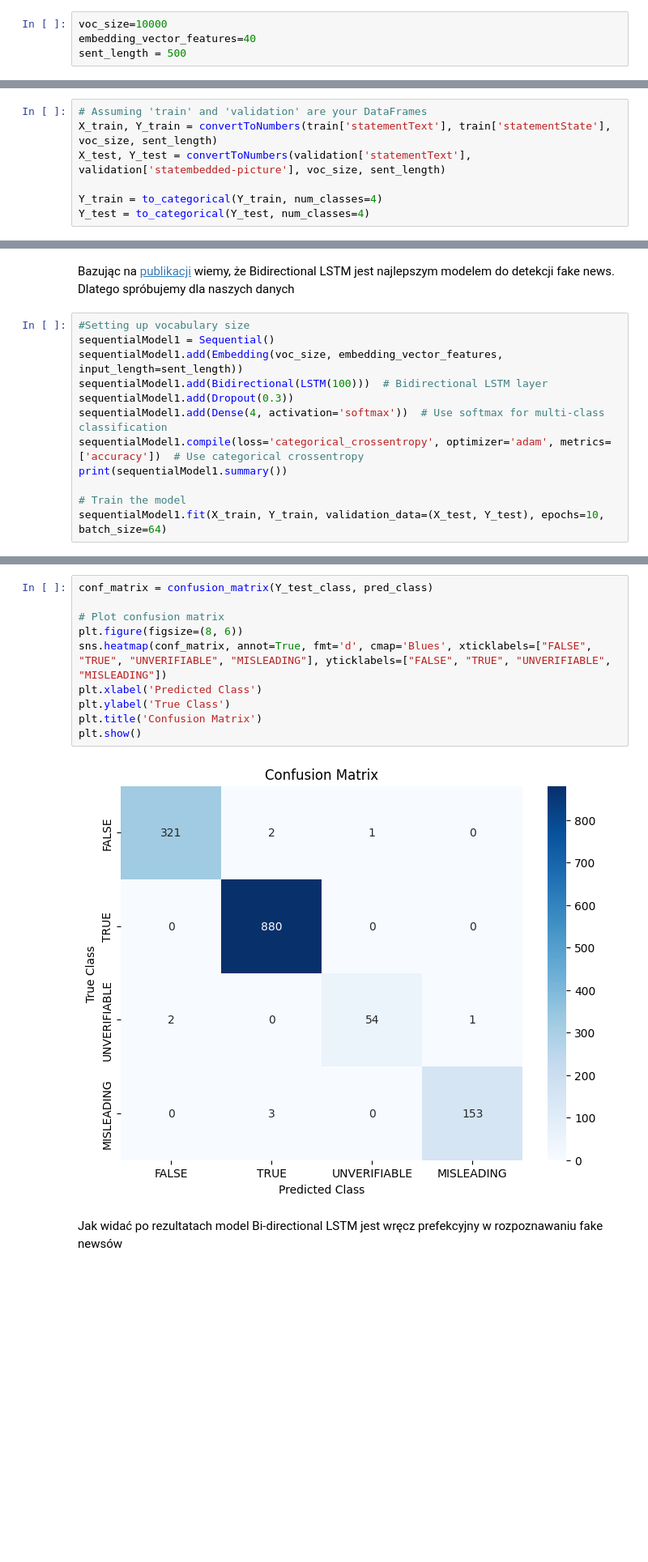
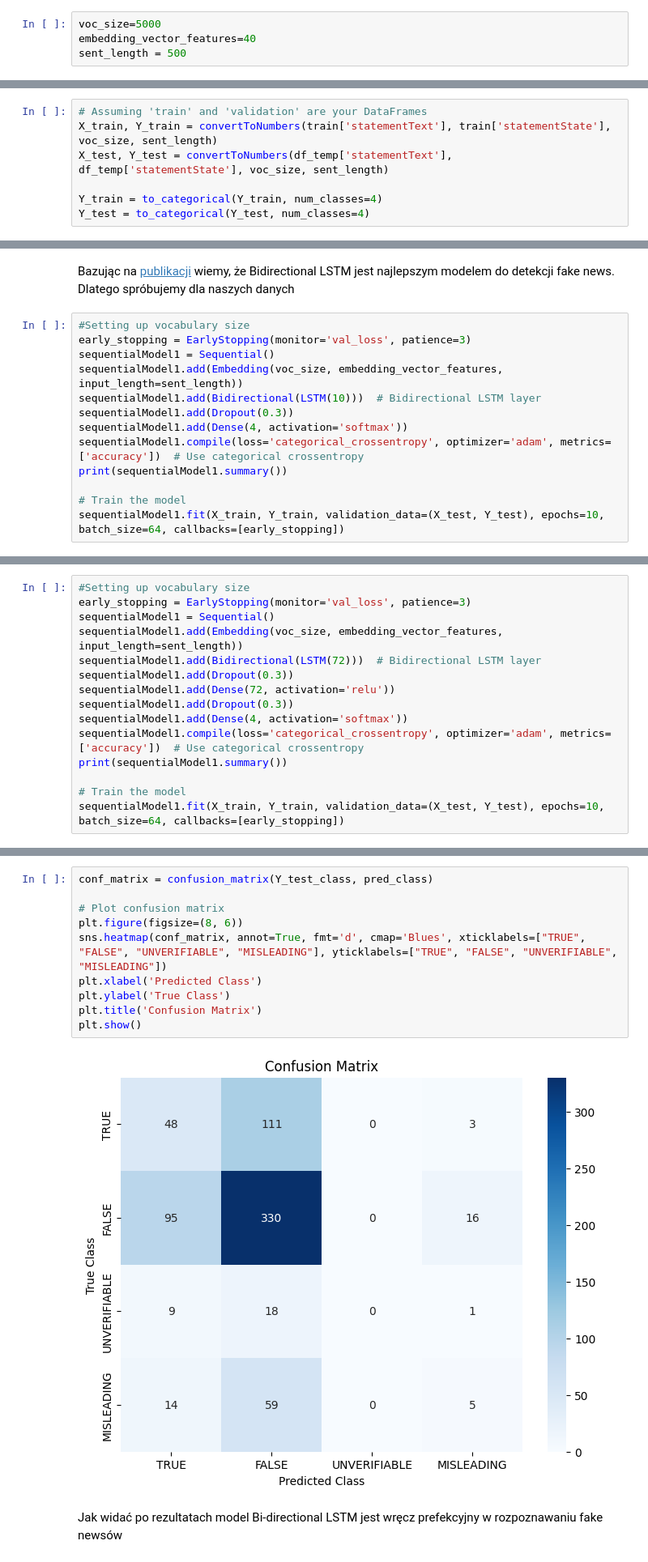
Before and after one commit to adakPaleczny/Fake_detector_MIO, a Jupyter notebook: MIO_fake_detector.ipynb, the cells around one changed output, grey strips where cells are left out. Shown at 81% size. Drawn from its saved outputs; the diff is of its cells as text; blank space fills up the shorter version.

```diff
--- a/MIO_fake_detector.ipynb
+++ b/MIO_fake_detector.ipynb
@@ -119,7 +122,7 @@ dfOry['party'] = dfOry['party'].apply(clean_text)
 # %% [markdown]
 Funkcja convertToNumbers() zamienia wypowiedzi na dane liczbowe. Parametrami jest tam 'vocab_size' określająca rozmiar tokenu utoworzonego przez funkcję haszującą funkcji 'one_hot' oraz 'sent_length' czyli najdłuższa możliwość sekwencji jaka może być utworzona za pomocą funckji 'pad_sequences'
 # %%
-voc_size=10000
+voc_size=5000
 embedding_vector_features=40
 sent_length = 500
 # %%
@@ -249,7 +252,7 @@ Accuracy for testing data:  0.6304654442877292
 # %%
 # Assuming 'train' and 'validation' are your DataFrames
 X_train, Y_train = convertToNumbers(train['statementText'], train['statementState'], voc_size, sent_length)
-X_test, Y_test = convertToNumbers(validation['statementText'], validation['statembedded-picture'], voc_size, sent_length)
+X_test, Y_test = convertToNumbers(df_temp['statementText'], df_temp['statementState'], voc_size, sent_length)
 
 Y_train = to_categorical(Y_train, num_classes=4)
 Y_test = to_categorical(Y_test, num_classes=4)
@@ -325,13 +328,14 @@ Bazując na [publikacji](https://pdf.sciencedirectassets.com/280203/1-s2.0-S1877
 # %%
 #Setting up vocabulary size
+early_stopping = EarlyStopping(monitor='val_loss', patience=3)
 sequentialModel1 = Sequential()
 sequentialModel1.add(Embedding(voc_size, embedding_vector_features, input_length=sent_length))
-sequentialModel1.add(Bidirectional(LSTM(100)))  # Bidirectional LSTM layer
+sequentialModel1.add(Bidirectional(LSTM(10)))  # Bidirectional LSTM layer
 sequentialModel1.add(Dropout(0.3))
-sequentialModel1.add(Dense(4, activation='softmax'))  # Use softmax for multi-class classification
+sequentialModel1.add(Dense(4, activation='softmax'))
 sequentialModel1.compile(loss='categorical_crossentropy', optimizer='adam', metrics=['accuracy'])  # Use categorical crossentropy
 print(sequentialModel1.summary())
 
 # Train the model
-sequentialModel1.fit(X_train, Y_train, validation_data=(X_test, Y_test), epochs=10, batch_size=64)
+sequentialModel1.fit(X_train, Y_train, validation_data=(X_test, Y_test), epochs=10, batch_size=64, callbacks=[early_stopping])
 # %% [output]
@@ -355 +359,16 @@ Epoch 10/10
 <keras.src.callbacks.History at 0x...>
+# %%
+#Setting up vocabulary size
+early_stopping = EarlyStopping(monitor='val_loss', patience=3)
+sequentialModel1 = Sequential()
+sequentialModel1.add(Embedding(voc_size, embedding_vector_features, input_length=sent_length))
+sequentialModel1.add(Bidirectional(LSTM(72)))  # Bidirectional LSTM layer
+sequentialModel1.add(Dropout(0.3))
+sequentialModel1.add(Dense(72, activation='relu'))
+sequentialModel1.add(Dropout(0.3))
+sequentialModel1.add(Dense(4, activation='softmax'))
+sequentialModel1.compile(loss='categorical_crossentropy', optimizer='adam', metrics=['accuracy'])  # Use categorical crossentropy
+print(sequentialModel1.summary())
+
+# Train the model
+sequentialModel1.fit(X_train, Y_train, validation_data=(X_test, Y_test), epochs=10, batch_size=64, callbacks=[early_stopping])
@@ -371,15 +409,15 @@ Accuracy: 99.36%
 # %%
 conf_matrix = confusion_matrix(Y_test_class, pred_class)
 
 # Plot confusion matrix
 plt.figure(figsize=(8, 6))
-sns.heatmap(conf_matrix, annot=True, fmt='d', cmap='Blues', xticklabels=["FALSE", "TRUE", "UNVERIFIABLE", "MISLEADING"], yticklabels=["FALSE", "TRUE", "UNVERIFIABLE", "MISLEADING"])
+sns.heatmap(conf_matrix, annot=True, fmt='d', cmap='Blues', xticklabels=["TRUE", "FALSE", "UNVERIFIABLE", "MISLEADING"], yticklabels=["TRUE", "FALSE", "UNVERIFIABLE", "MISLEADING"])
 plt.xlabel('Predicted Class')
 plt.ylabel('True Class')
 plt.title('Confusion Matrix')
 plt.show()
 # %% [output]
-[figure, old version]
+[figure, new version]
 # %% [markdown]
 Jak widać po rezultatach model Bi-directional LSTM jest wręcz prefekcyjny w rozpoznawaniu fake newsów
 # %% [markdown]
```
Also changed, not shown: parts of 12 cells of this notebook.
